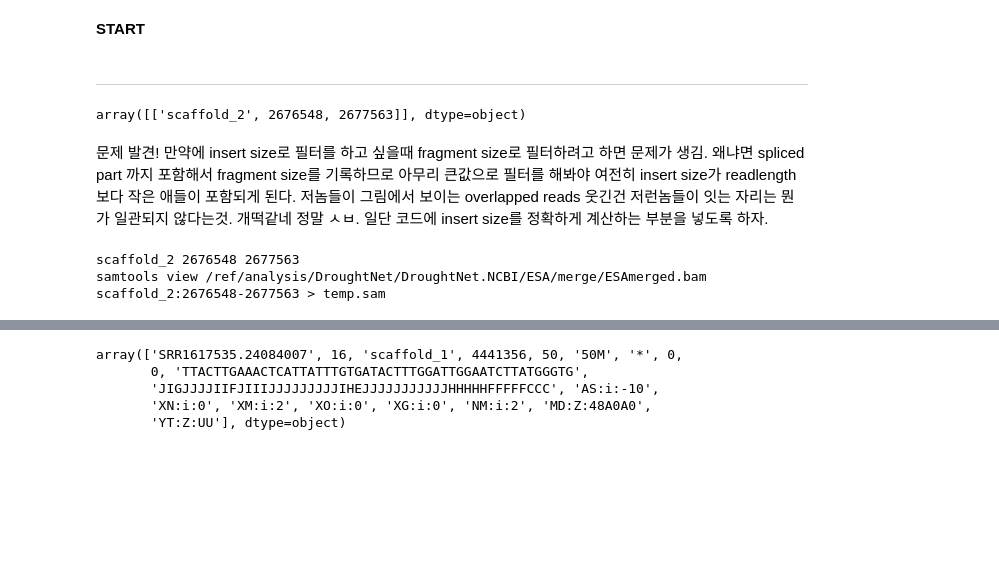
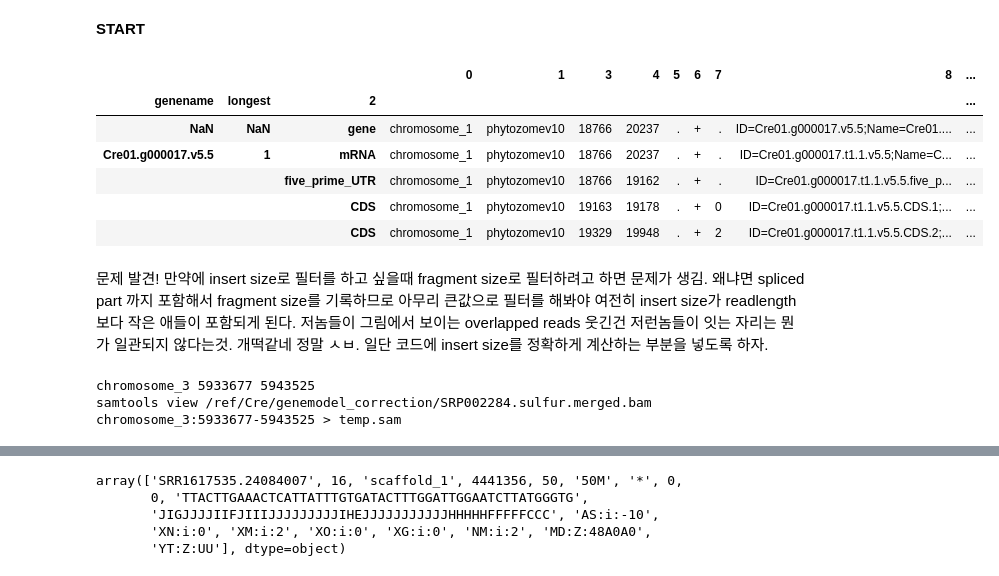
Before and after one commit to NOngeso/pipelines, a Jupyter notebook: ipynb/bam.gene.plot.v0.1.ipynb, the cells around one changed output, grey strips where cells are left out. Saved outputs shown, nothing was run; the diff lists cells and outputs as text; code cells hidden in the pictures; blank space fills up the shorter version.

```diff
--- a/ipynb/bam.gene.plot.v0.1.ipynb
+++ b/ipynb/bam.gene.plot.v0.1.ipynb
@@ -82,14 +84,17 @@ file_bam = '/ref/analysis/DroughtNet/DroughtNet.NCBI/ESA/merge/ESAmerged.bam'
-# %% [markdown]
----
 # %%
-df_gff_index = pd.read_pickle('/ref/analysis/pipelines/pandas_df/Esalsugineum_173_v1.0.gene.gff3.pandas.df.pk')
+df_gff_index = pd.read_pickle('/ref/Cre/pipelines/pandas_df/Creinhardtii_281_v5.5.gene.gff3.pandas.df.pk')
 # %%
 df_gff_ix = df_gff_index.reset_index().set_index(['genename','longest',2])
-# %%
-
-df_gff_ix.loc[(genename,'1','mRNA')][[0,3,4]].values
-# %% [output]
-array([['scaffold_2', 2676548, 2677563]], dtype=object)
+# %%
+df_gff_ix.head()
+# %% [output]
+|  |  |  | 0 | 1 | 3 | 4 | 5 | 6 | 7 | 8 | ... |
+| genename | longest | 2 |  |  |  |  |  |  |  |  | ... |
+| NaN | NaN | gene | chromosome_1 | phytozomev10 | 18766 | 20237 | . | + | . | ID=Cre01.g000017.v5.5;Name=Cre01.... | ... |
+| Cre01.g000017.v5.5 | 1 | mRNA | chromosome_1 | phytozomev10 | 18766 | 20237 | . | + | . | ID=Cre01.g000017.t1.1.v5.5;Name=C... | ... |
+|  |  | five_prime_UTR | chromosome_1 | phytozomev10 | 18766 | 19162 | . | + | . | ID=Cre01.g000017.t1.1.v5.5.five_p... | ... |
+|  |  | CDS | chromosome_1 | phytozomev10 | 19163 | 19178 | . | + | 0 | ID=Cre01.g000017.t1.1.v5.5.CDS.1;... | ... |
+|  |  | CDS | chromosome_1 | phytozomev10 | 19329 | 19948 | . | + | 2 | ID=Cre01.g000017.t1.1.v5.5.CDS.2;... | ... |
 # %%
 def draw_alignment(genename):
     print ('samtools view %s %s:%d-%d > temp.sam'%(file_bam,chromosome,left,right))
@@ -372,13 +377,13 @@ def draw_alignment(genename):
 # %% [markdown]
 문제 발견! 만약에 insert size로 필터를 하고 싶을때 fragment size로 필터하려고 하면 문제가 생김. 왜냐면 spliced part 까지 포함해서 fragment size를 기록하므로 아무리 큰값으로 필터를 해봐야 여전히 insert size가 readlength 보다 작은 애들이 포함되게 된다. 저놈들이 그림에서 보이는 overlapped reads 웃긴건 저런놈들이 잇는 자리는 뭔가 일관되지 않다는것. 개떡같네 정말 ㅅㅂ. 일단 코드에 insert size를 정확하게 계산하는 부분을 넣도록 하자.
 # %%
-genename = 'Thhalv10014963m.g.v1.0'
+genename = 'Cre03.g190250.v5.5'
 chromosome, left, right = df_gff_ix.loc[(genename,'1','mRNA')][[0,3,4]].values[0]
 print(chromosome, left, right)
 draw_alignment(genename)
 # %% [output]
-scaffold_2 2676548 2677563
-samtools view /ref/analysis/DroughtNet/DroughtNet.NCBI/ESA/merge/ESAmerged.bam scaffold_2:2676548-2677563 > temp.sam
+chromosome_3 5933677 5943525
+samtools view /ref/Cre/genemodel_correction/SRP002284.sulfur.merged.bam chromosome_3:5933677-5943525 > temp.sam
 # %%
 from IPython.display import SVG, display
 display(SVG('./%s.%s.svg'%(genename,file_bam.split('/')[-1])))
```
Also changed, not shown: parts of 2 cells of this notebook, 7 other files.
